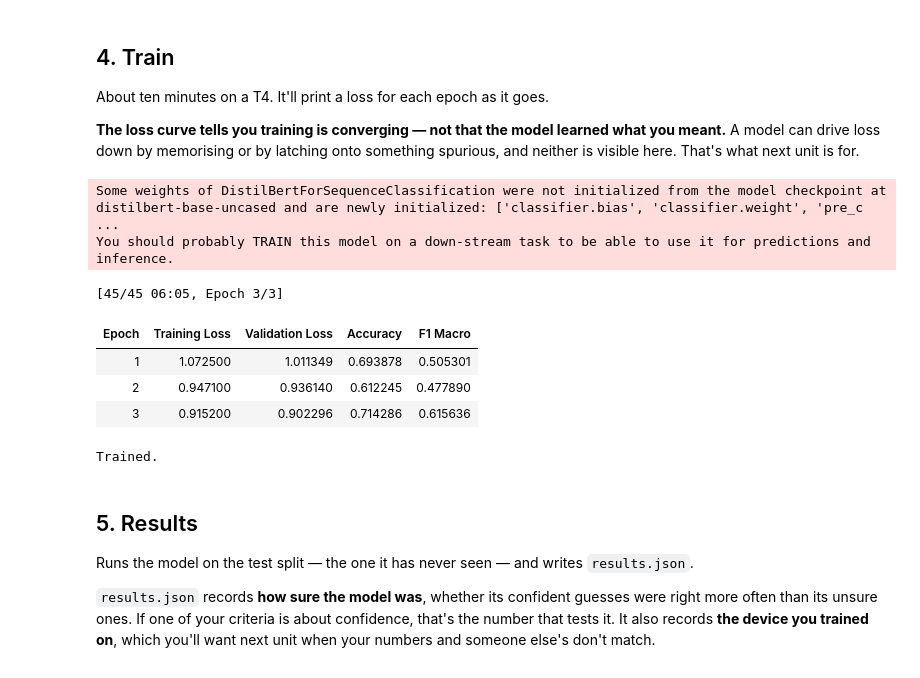
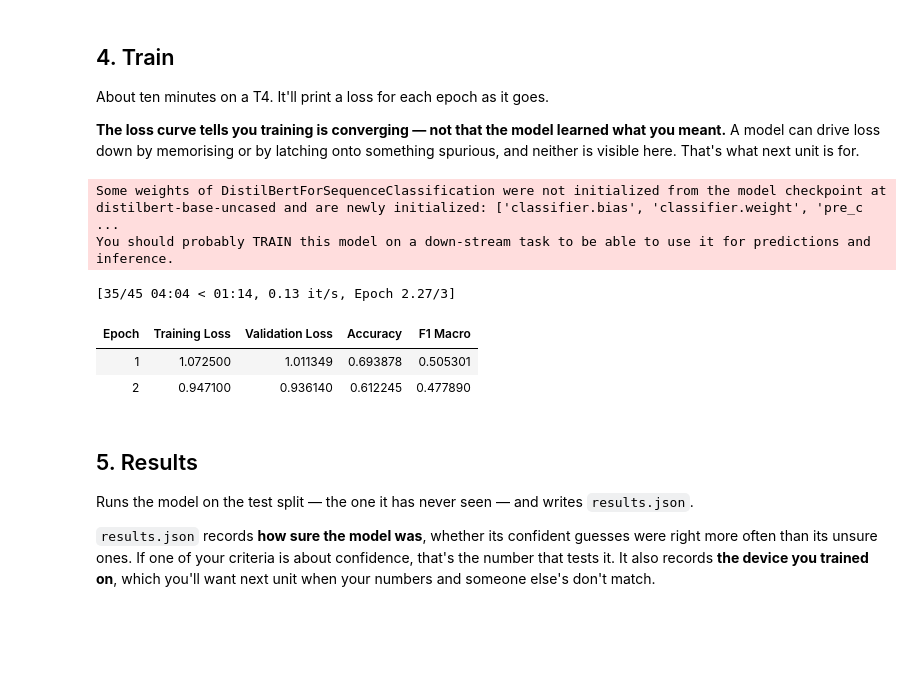
Before and after one commit to rchowd9/ai201-project3-takemeter-starter-v2026, a Jupyter notebook: takemeter.ipynb, the cells around one changed output. Cells and saved outputs as stored; diff of their text form; code cells hidden in the pictures; blank space fills up the shorter version.

```diff
--- a/takemeter.ipynb
+++ b/takemeter.ipynb
@@ -479,37 +483,6 @@ def train_model(train_df, val_df, labels, seed, epochs, learning_rate, batch_siz
     trainer.train()
     return trainer, tokenizer
 
-
-def to_ids(df, labels):
-    """Map label strings to integer ids the model expects."""
-    lookup = {label: i for i, label in enumerate(labels)}
-    out = df[["text", "label"]].copy()
-    out["label"] = out["label"].astype(str).str.strip()
-
-    unknown = sorted(set(out["label"]) - set(lookup))
-    if unknown:
-        raise ValueError(
-            f"Unknown labels in dataset: {unknown}. "
-            f"Expected labels: {labels}"
-        )
-
-    out["labels"] = out["label"].map(lookup).astype(int)
-    return out[["text", "labels"]]
-
-
-def train_model(train_df, val_df, labels, seed, epochs, learning_rate, batch_size,
-                base_model, quiet=False):
-    """Fine-tune and return (trainer, tokenizer)."""
-    set_seed(seed)
-
-    tokenizer = AutoTokenizer.from_pretrained(base_model)
-    model = AutoModelForSequenceClassification.from_pretrained(
-        base_model,
-        num_labels=len(labels),
-        id2label={i: l for i, l in enumerate(labels)},
-        label2id={l: i for i, l in enumerate(labels)},
-    )
-
     def tokenize(batch):
         return tokenizer(
             batch["text"],
@@ -536,36 +509,34 @@ def train_model(train_df, val_df, labels, seed, epochs, learning_rate, batch_siz
         logging_steps=10,
         seed=seed,
         report_to="none",
         disable_tqdm=quiet,
     )
 
     trainer = Trainer(
         model=model,
         args=args,
         train_dataset=train_ds,
         eval_dataset=val_ds,
         compute_metrics=compute_metrics,
     )
     trainer.train()
     return trainer, tokenizer
 
 
 if train_df["label"].notna().any() and val_df["label"].notna().any():
     trainer, tokenizer = train_model(
         train_df, val_df, LABELS, SEED, EPOCHS, LEARNING_RATE, BATCH_SIZE, BASE_MODEL
     )
     print("\nTrained.")
 else:
     print("Training skipped: add valid labels to the training and validation data first.")
 # %% [output]
 Some weights of DistilBertForSequenceClassification were not initialized from the model checkpoint at distilbert-base-uncased and are newly initialized: ['classifier.bias', 'classifier.weight', 'pre_c ...
 You should probably TRAIN this model on a down-stream task to be able to use it for predictions and inference.
-[45/45 06:05, Epoch 3/3]
+[35/45 04:04 < 01:14, 0.13 it/s, Epoch 2.27/3]
 | Epoch | Training Loss | Validation Loss | Accuracy | F1 Macro |
 | 1 | 1.072500 | 1.011349 | 0.693878 | 0.505301 |
 | 2 | 0.947100 | 0.936140 | 0.612245 | 0.477890 |
-| 3 | 0.915200 | 0.902296 | 0.714286 | 0.615636 |
-Trained.
 # %% [markdown]
 ## 5. Results
 
```
Also changed, not shown: parts of 4 cells of this notebook, 1 other file.
